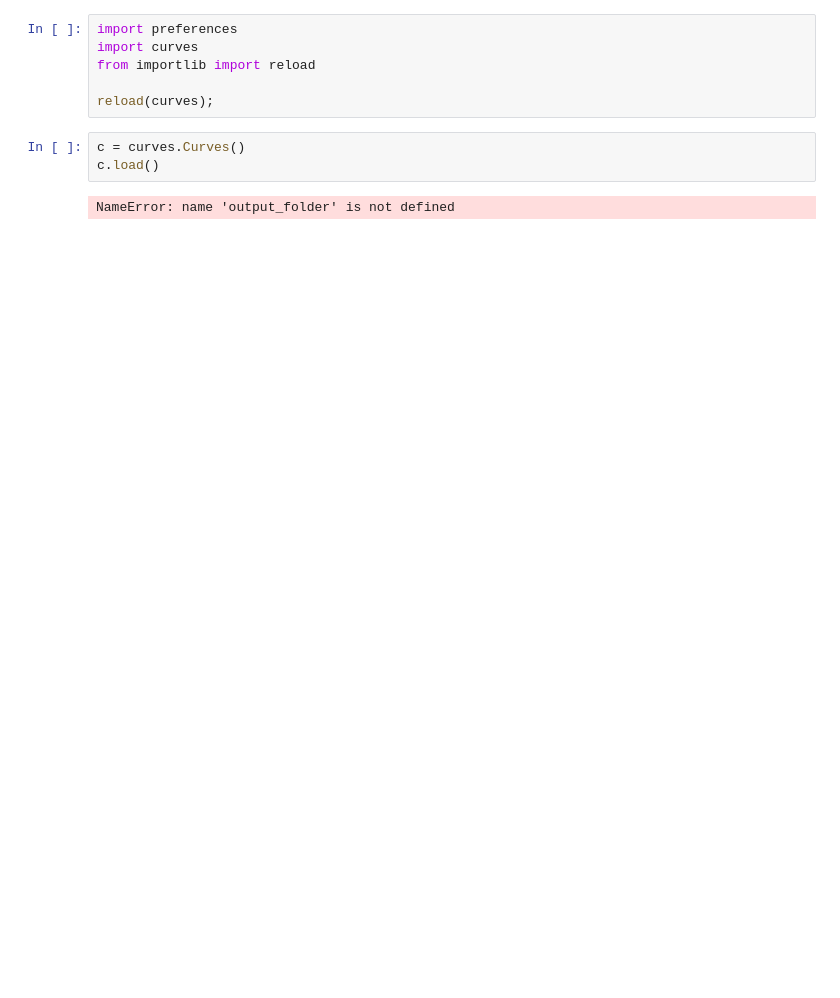
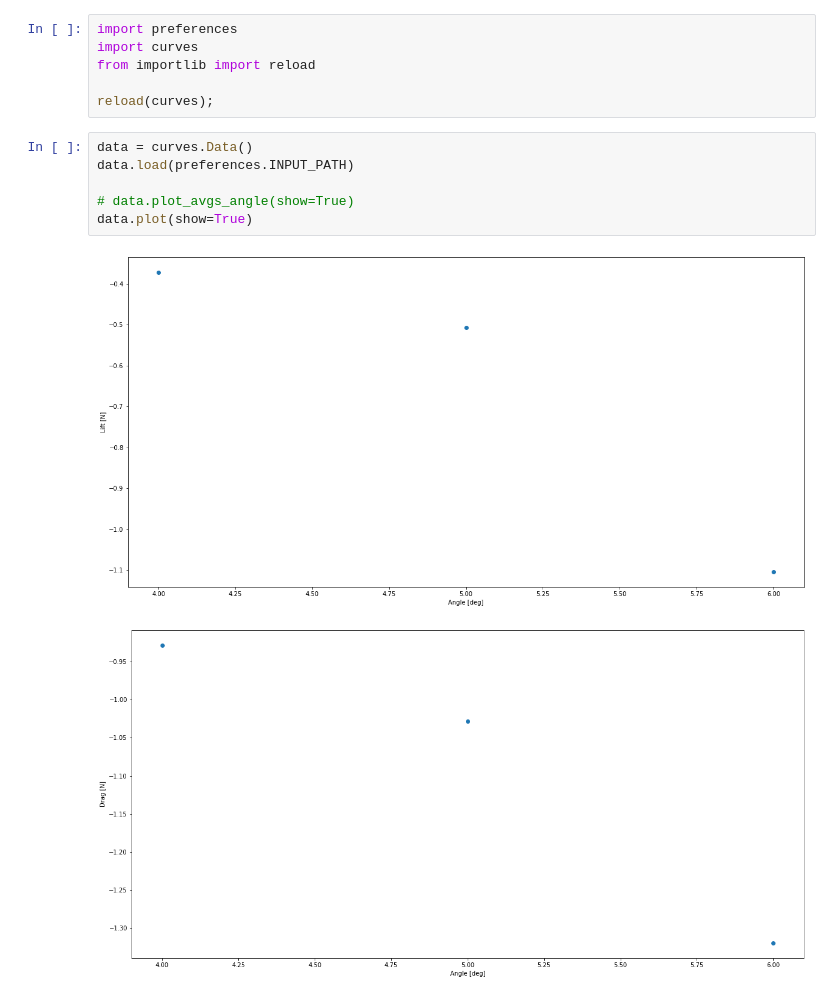
Before and after one commit to ahernot/mecaero-project, a Jupyter notebook: tests.ipynb, the cells around one changed output. Saved outputs shown, nothing was run; the diff lists cells and outputs as text; blank space fills up the shorter version.

```diff
--- a/tests.ipynb
+++ b/tests.ipynb
@@ -4,8 +4,12 @@ import curves
 from importlib import reload
 
 reload(curves);
-# %%
-c = curves.Curves()
-c.load()
-# %% [output]
-NameError: name 'output_folder' is not defined
+# %%
+data = curves.Data()
+data.load(preferences.INPUT_PATH)
+
+# data.plot_avgs_angle(show=True)
+data.plot(show=True)
+# %% [output]
+[figure, added]
+[figure, added]
```
Also changed, not shown: parts of 1 cell of this notebook, 6 other files.
